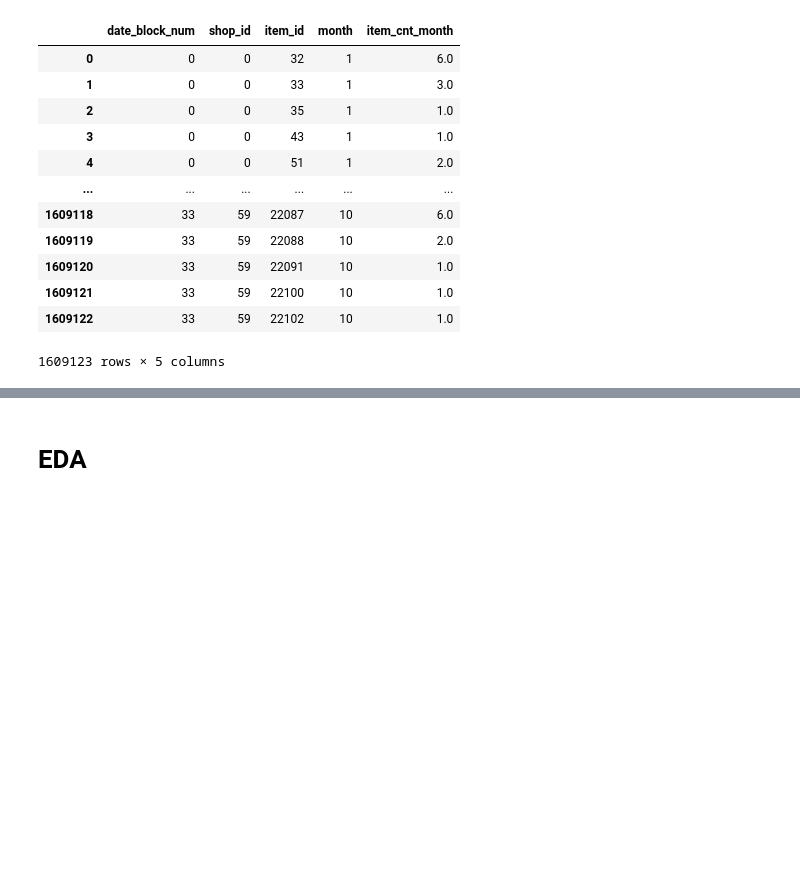
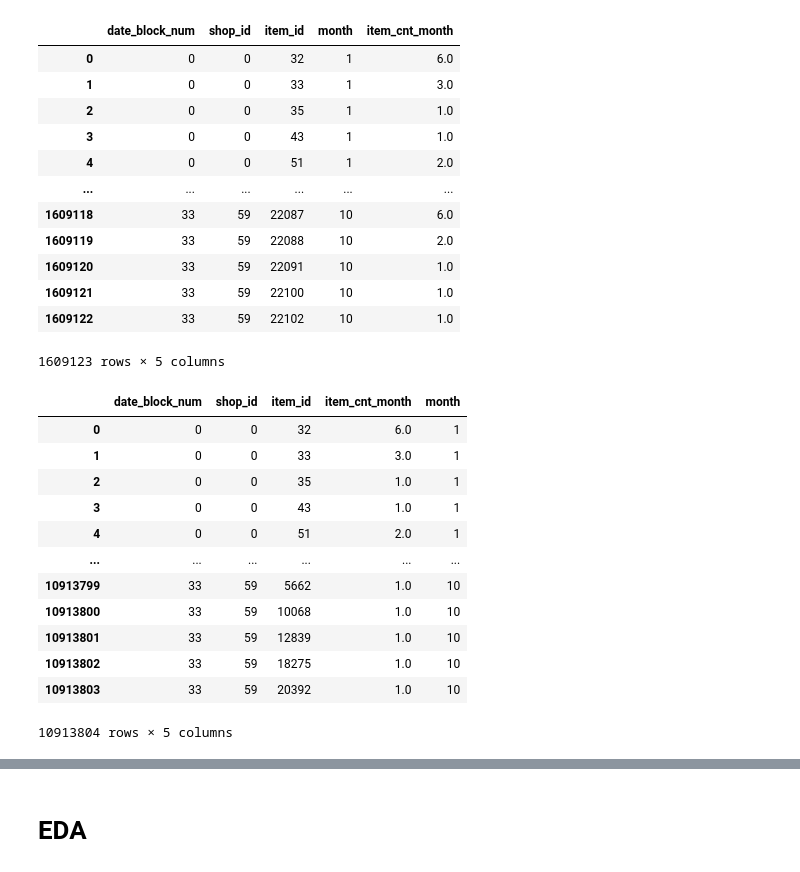
Before and after one commit to nguyen6uyen/Nguyen_Datanest_DS_MLE_takehome_test, a Jupyter notebook: work.ipynb, the cells around one changed output, grey strips where cells are left out. Saved outputs shown, nothing was run; the diff lists cells and outputs as text; code cells hidden in the pictures; blank space fills up the shorter version.

```diff
--- a/work.ipynb
+++ b/work.ipynb
@@ -95,0 +162,16 @@ monthly_train
+# %%
+monthly_train_full
+# %% [output]
+|  | date_block_num | shop_id | item_id | item_cnt_month | month |
+| 0 | 0 | 0 | 32 | 6.0 | 1 |
+| 1 | 0 | 0 | 33 | 3.0 | 1 |
+| 2 | 0 | 0 | 35 | 1.0 | 1 |
+| 3 | 0 | 0 | 43 | 1.0 | 1 |
+| 4 | 0 | 0 | 51 | 2.0 | 1 |
+| ... | ... | ... | ... | ... | ... |
+| 10913799 | 33 | 59 | 5662 | 1.0 | 10 |
+| 10913800 | 33 | 59 | 10068 | 1.0 | 10 |
+| 10913801 | 33 | 59 | 12839 | 1.0 | 10 |
+| 10913802 | 33 | 59 | 18275 | 1.0 | 10 |
+| 10913803 | 33 | 59 | 20392 | 1.0 | 10 |
+10913804 rows × 5 columns
```
Also changed, not shown: parts of 35 cells of this notebook, 1 other file.
